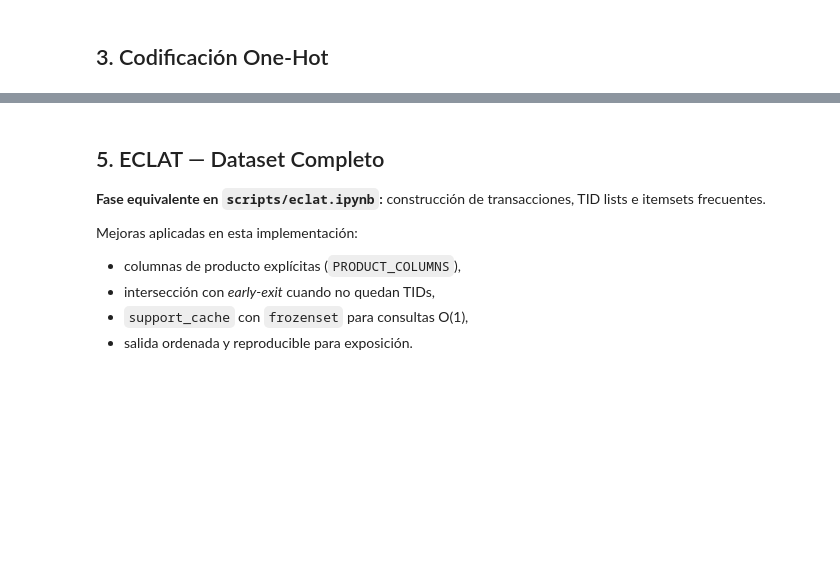
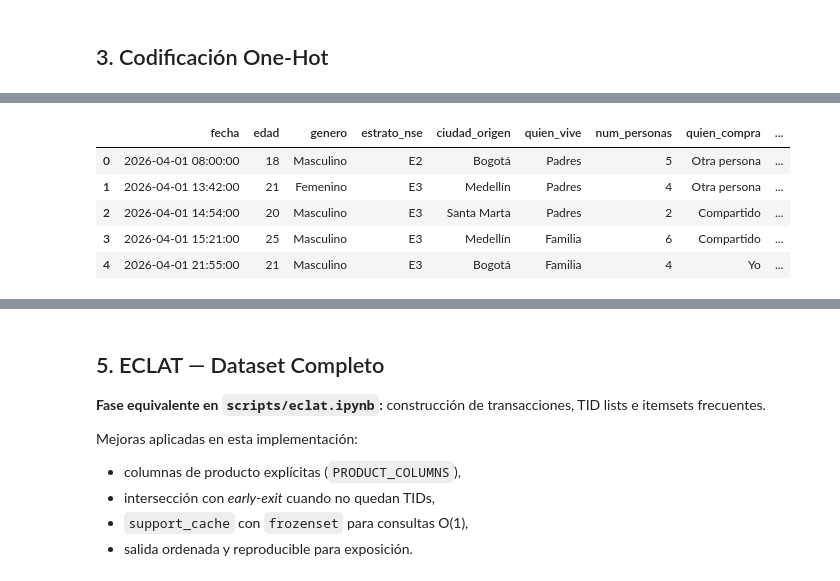
Before and after one commit to 5arSanti/data-mining-eclat, a Jupyter notebook: eclat_habitos_compra.ipynb, the cells around one changed output, grey strips where cells are left out. Cells and saved outputs as stored; diff of their text form; code cells hidden in the pictures; blank space fills up the shorter version.

```diff
--- a/eclat_habitos_compra.ipynb
+++ b/eclat_habitos_compra.ipynb
@@ -259,0 +280,11 @@ Primeras columnas de productos: ['aceite', 'acondicionador', 'agua', 'ambientado
+# %%
+df_base = df.drop(columns=rows_to_cols)
+df_final = pd.concat([df_base, df_one_hot], axis=1)
+df_final.head()
+# %% [output]
+|  | fecha | edad | genero | estrato_nse | ciudad_origen | quien_vive | num_personas | quien_compra | ... |
+| 0 | 2026-04-01 08:00:00 | 18 | Masculino | E2 | Bogotá | Padres | 5 | Otra persona | ... |
+| 1 | 2026-04-01 13:42:00 | 21 | Femenino | E3 | Medellín | Padres | 4 | Otra persona | ... |
+| 2 | 2026-04-01 14:54:00 | 20 | Masculino | E3 | Santa Marta | Padres | 2 | Compartido | ... |
+| 3 | 2026-04-01 15:21:00 | 25 | Masculino | E3 | Medellín | Familia | 6 | Compartido | ... |
+| 4 | 2026-04-01 21:55:00 | 21 | Masculino | E3 | Bogotá | Familia | 4 | Yo | ... |
```
Also changed, not shown: parts of 26 cells of this notebook, 2 other files.
